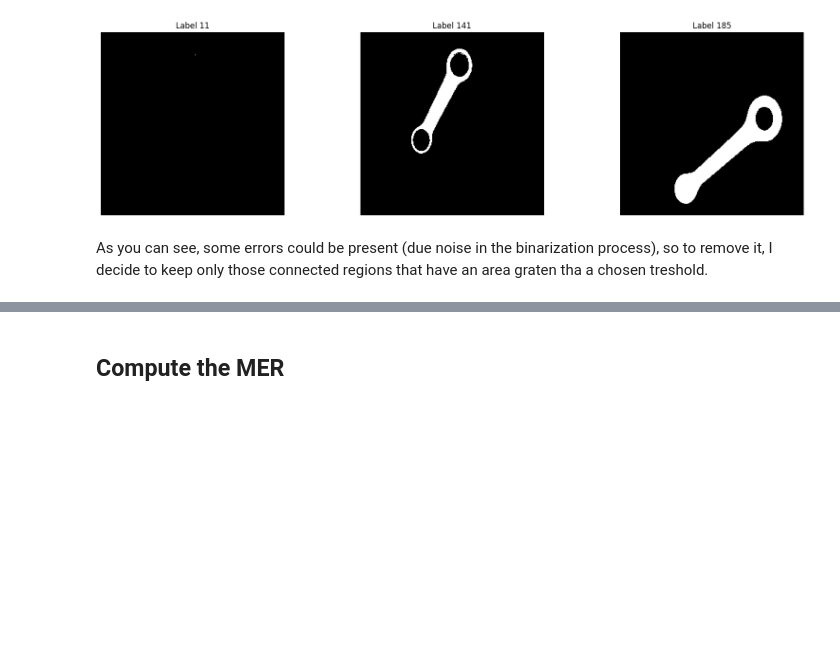
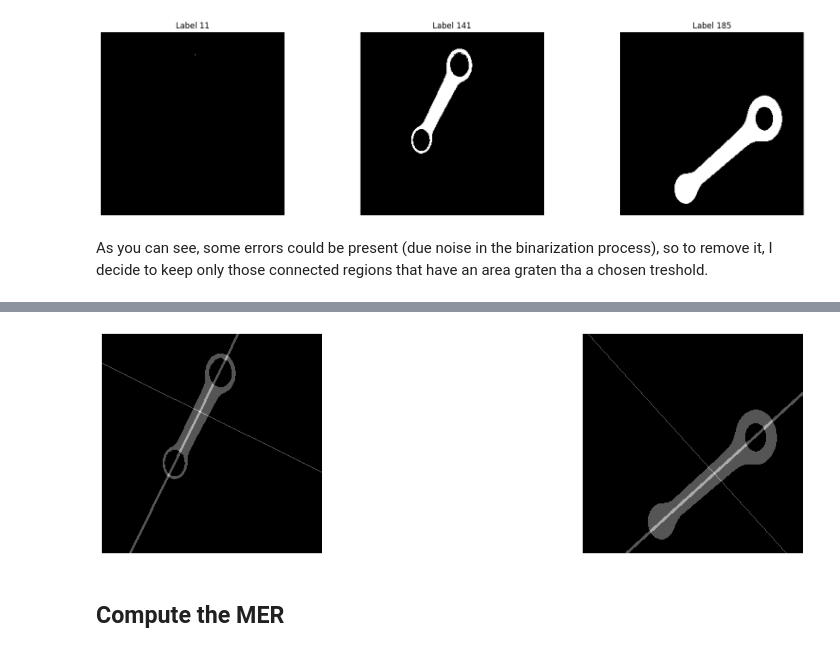
Before and after one commit to matteoperiani2/rod_analysis, a Jupyter notebook: project.ipynb, the cells around one changed output, grey strips where cells are left out. Drawn from its saved outputs; the diff is of its cells as text; code cells hidden in the pictures; blank space fills up the shorter version.

```diff
--- a/project.ipynb
+++ b/project.ipynb
@@ -362,2 +409,41 @@ if visualize:
+# %%
+pose = []
+
+plt.figure(figsize=(20,5))
+
+for idx, obj in enumerate(obj_with_holes):
+
+    # Area & Barycenter of the object
+    moments = get_moments(obj)
+    A = moments["m00"]
+    i_b, j_b = get_barycenter(obj)
+
+    # Evaluation of θ
+    theta = -0.5 * np.arctan((2 * moments["m11"]) / (moments["m02"] - moments["m20"]))
+
+    # Adjustment of theta (when M_02 > M_20 the axes are inverted...)
+    if moments["m02"] > moments["m20"]:
+        theta = theta + math.pi/2
+
+    # draw barycenter
+    cv2.circle(tmp, (j_b, i_b), 2, (255, 255, 255), -1)
+
+    # draw majow axis
+    startP, endP = line(theta, (i_b, j_b), comp.shape)
+    major = cv2.line(np.zeros(obj.shape), startP, endP, color=(255,255,255), thickness=2)
+
+    # draw minor axis
+    startP, endP = line(theta+math.pi/2, (i_b, j_b), comp.shape)
+    minor = cv2.line(np.zeros(obj.shape), startP, endP, color=(255,255,255), thickness=1)
+
+    pose.append((theta, (i_b, j_b), major, minor))
+
+    plt.subplot(1, len(obj_with_holes), idx+1)
+    plt.imshow(major+minor+obj, cmap="gray")
+    plt.axis('off')
+
+plt.show()
+# %% [output]
+[figure, added]
 # %% [markdown]
 ## Compute the MER
```
Also changed, not shown: parts of 29 cells of this notebook.
